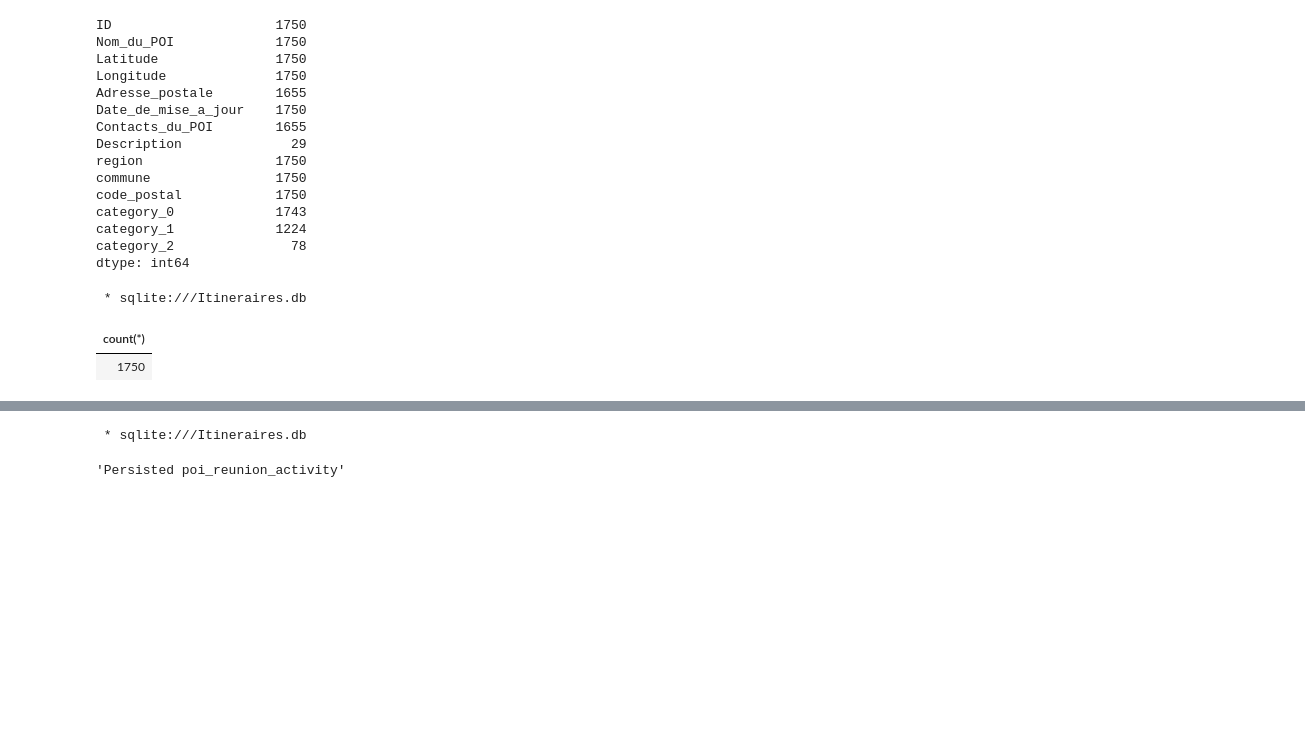
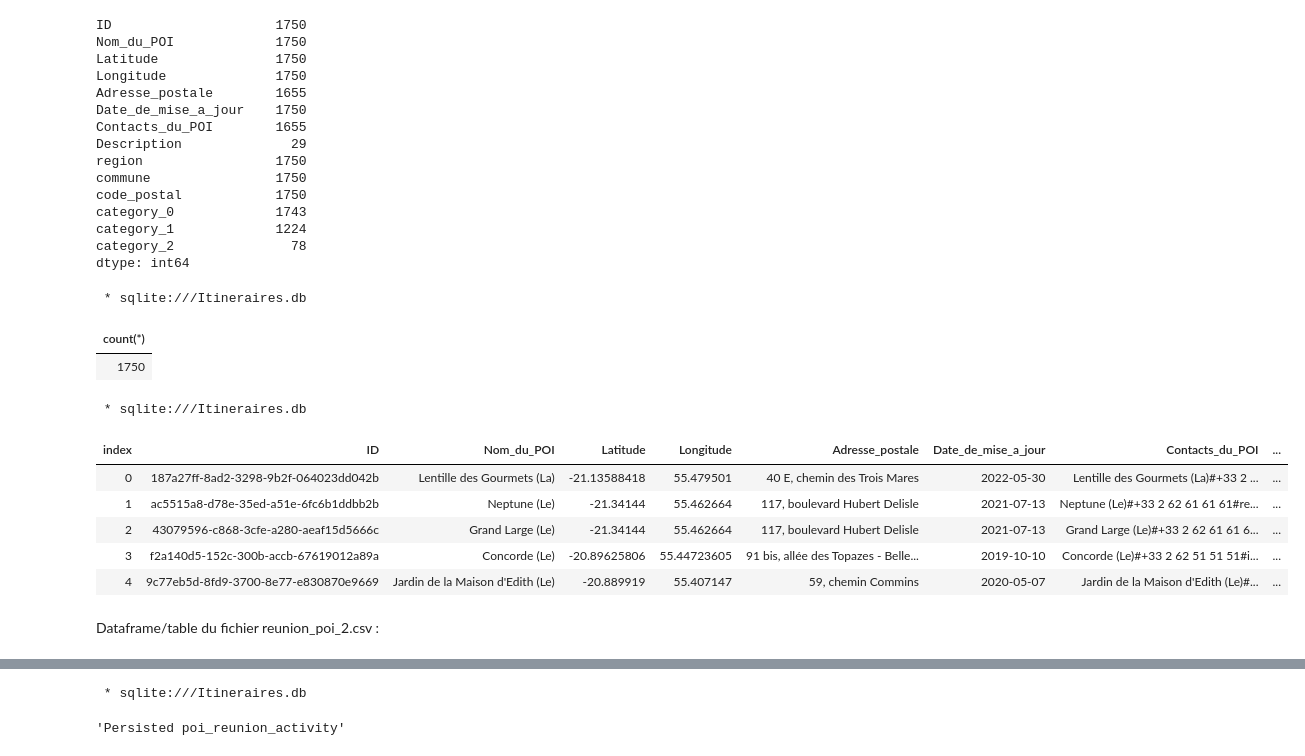
Before and after one commit to OlivierDataS/github_actions, a Jupyter notebook: Projet_Sql.ipynb, the cells around one changed output, grey strips where cells are left out. Cells and saved outputs as stored; diff of their text form; code cells hidden in the pictures; blank space fills up the shorter version.

```diff
--- a/Projet_Sql.ipynb
+++ b/Projet_Sql.ipynb
@@ -240,3 +185,17 @@ SELECT count(*) FROM poi_reunion;
  * sqlite:///Itineraires.db
 | count(*) |
 | 1750 |
+# %%
+%%sql
+SELECT * FROM poi_reunion_clean
+LIMIT 5;
+# %% [output]
+ * sqlite:///Itineraires.db
+| index | ID | Nom_du_POI | Latitude | Longitude | Adresse_postale | Date_de_mise_a_jour | Contacts_du_POI | ... |
+| 0 | 187a27ff-8ad2-3298-9b2f-064023dd042b | Lentille des Gourmets (La) | -21.13588418 | 55.479501 | 40 E, chemin des Trois Mares | 2022-05-30 | Lentille des Gourmets (La)#+33 2 ... | ... |
+| 1 | ac5515a8-d78e-35ed-a51e-6fc6b1ddbb2b | Neptune (Le) | -21.34144 | 55.462664 | 117, boulevard Hubert Delisle | 2021-07-13 | Neptune (Le)#+33 2 62 61 61 61#re... | ... |
+| 2 | 43079596-c868-3cfe-a280-aeaf15d5666c | Grand Large (Le) | -21.34144 | 55.462664 | 117, boulevard Hubert Delisle | 2021-07-13 | Grand Large (Le)#+33 2 62 61 61 6... | ... |
+| 3 | f2a140d5-152c-300b-accb-67619012a89a | Concorde (Le) | -20.89625806 | 55.44723605 | 91 bis, allée des Topazes - Belle... | 2019-10-10 | Concorde (Le)#+33 2 62 51 51 51#i... | ... |
+| 4 | 9c77eb5d-8fd9-3700-8e77-e830870e9669 | Jardin de la Maison d'Edith (Le) | -20.889919 | 55.407147 | 59, chemin Commins | 2020-05-07 | Jardin de la Maison d'Edith (Le)#... | ... |
+# %% [markdown]
+Dataframe/table du fichier reunion_poi_2.csv :
```
Also changed, not shown: parts of 80 cells of this notebook.
